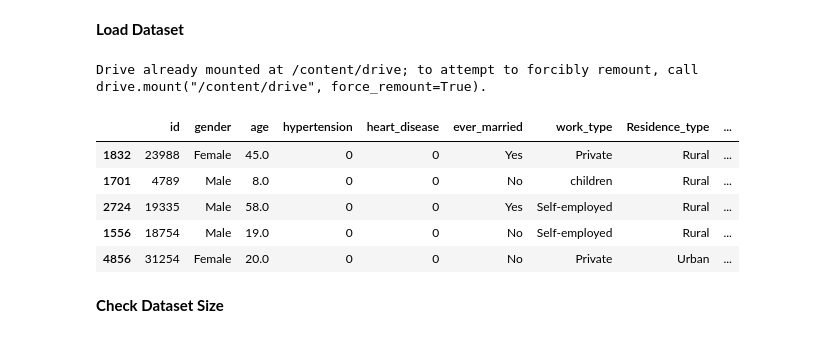
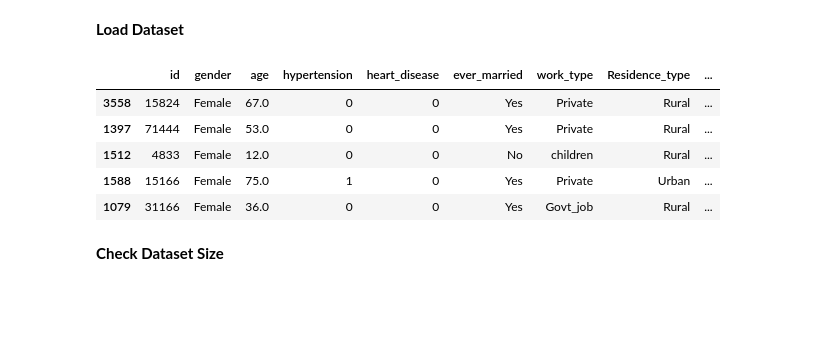
Before and after one commit to bn1ce/stroke_prediction, a Jupyter notebook: SVM(NEW).ipynb, the cells around one changed output. Drawn from its saved outputs; the diff is of its cells as text; code cells hidden in the pictures; blank space fills up the shorter version.

```diff
--- a/SVM(NEW).ipynb
+++ b/SVM(NEW).ipynb
@@ -20,23 +20,22 @@ background_color = "#f6f6f6"
 # %% [markdown]
 **Load Dataset**
 # %%
-from google.colab import drive
-drive.mount('/content/drive')
+# from google.colab import drive
+# drive.mount('/content/drive')
 
-import pandas as pd
+# import pandas as pd
 # This path now works for both you and your team members
-df = pd.read_csv('/content/drive/MyDrive/healthcare-dataset-stroke-data.csv')
+df = pd.read_csv("C:/Users/user/Downloads/healthcare-dataset-stroke-data.csv")
 
 # df = pd.read_csv("/healthcare-dataset-stroke-data.csv")
 df.sample(5)
 # %% [output]
-Drive already mounted at /content/drive; to attempt to forcibly remount, call drive.mount("/content/drive", force_remount=True).
 |  | id | gender | age | hypertension | heart_disease | ever_married | work_type | Residence_type | ... |
-| 1832 | 23988 | Female | 45.0 | 0 | 0 | Yes | Private | Rural | ... |
-| 1701 | 4789 | Male | 8.0 | 0 | 0 | No | children | Rural | ... |
-| 2724 | 19335 | Male | 58.0 | 0 | 0 | Yes | Self-employed | Rural | ... |
-| 1556 | 18754 | Male | 19.0 | 0 | 0 | No | Self-employed | Rural | ... |
-| 4856 | 31254 | Female | 20.0 | 0 | 0 | No | Private | Urban | ... |
+| 3558 | 15824 | Female | 67.0 | 0 | 0 | Yes | Private | Rural | ... |
+| 1397 | 71444 | Female | 53.0 | 0 | 0 | Yes | Private | Rural | ... |
+| 1512 | 4833 | Female | 12.0 | 0 | 0 | No | children | Rural | ... |
+| 1588 | 15166 | Female | 75.0 | 1 | 0 | Yes | Private | Urban | ... |
+| 1079 | 31166 | Female | 36.0 | 0 | 0 | Yes | Govt_job | Rural | ... |
 # %% [markdown]
 **Check Dataset Size**
 # %%
```
Also changed, not shown: parts of 23 cells of this notebook, 1 other file.
